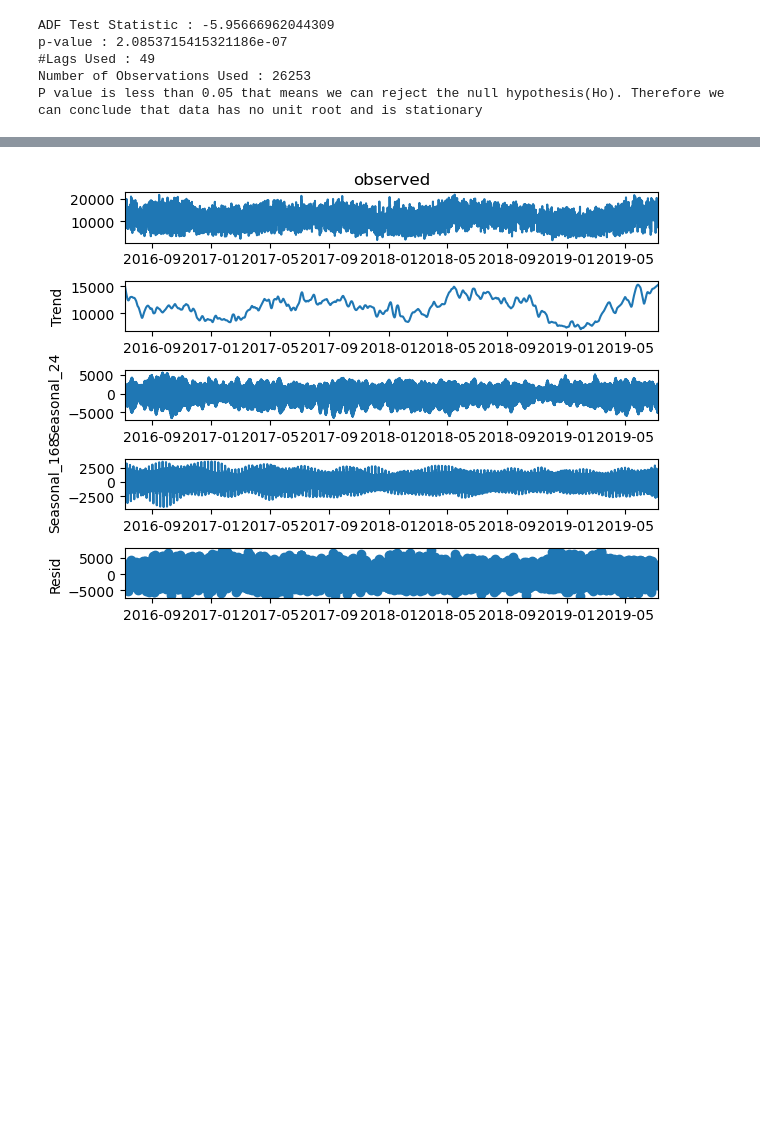
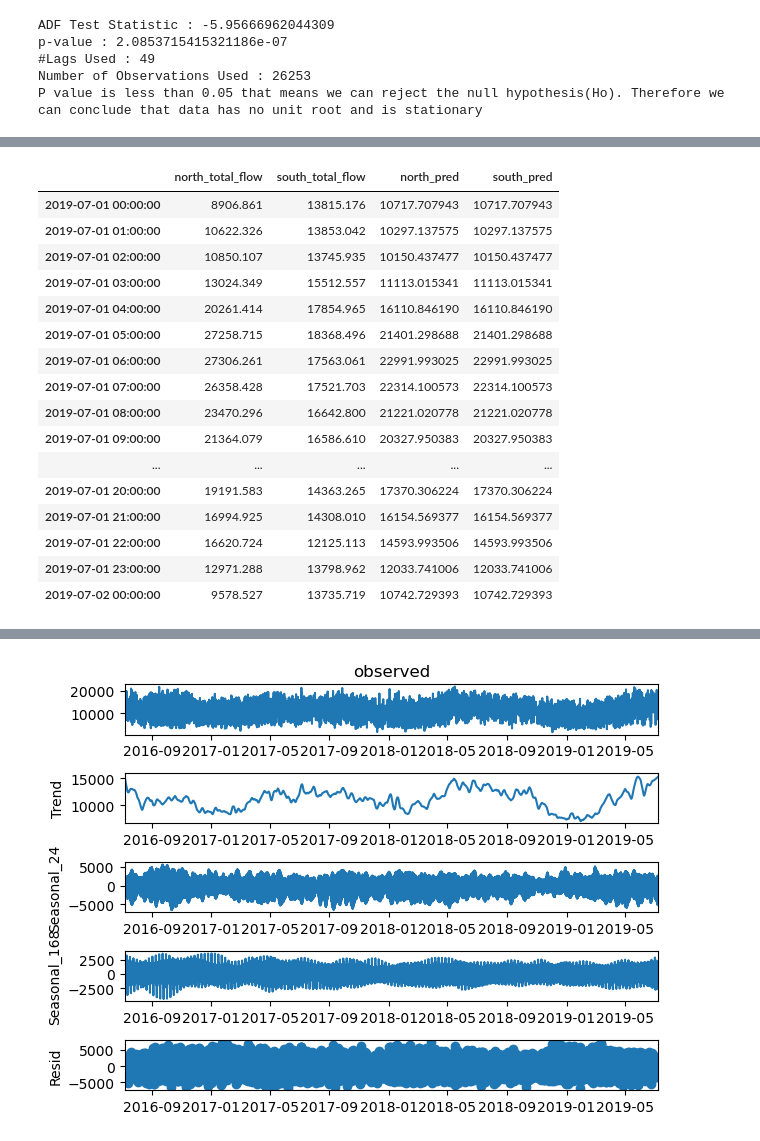
Before and after one commit to JacksonCorley/water_well_pump_optimization, a Jupyter notebook: demand.ipynb, the cells around one changed output, grey strips where cells are left out. Cells and saved outputs as stored; diff of their text form; code cells hidden in the pictures; blank space fills up the shorter version.

```diff
--- a/demand.ipynb
+++ b/demand.ipynb
@@ -85,38 +86,3 @@ p-value : 2.0853715415321186e-07
 #Lags Used : 49
 Number of Observations Used : 26253
 P value is less than 0.05 that means we can reject the null hypothesis(Ho). Therefore we can conclude that data has no unit root and is stationary
-# %%
-from datetime import timedelta
-from statsmodels.tsa.seasonal import MSTL
-import pandas as pd
-
-def forecast(hist: pd.DataFrame, start:str, end:str):
-    """
-    :param hist: dataframe of Final_Data_hourly.csv
-    :param start: string in format of '2016-01-01 01:00:00'
-    :param end: string in format of '2016-01-02 17:00:00'
-    """
-    start = pd.to_datetime(start)
-    end = pd.to_datetime(end)
-
-    assert (start - timedelta(days=365)) > hist.index[0], f"Start date is not at least 1 year after the first timestamp"
-
-    # slice on all previous data to train on
-    train = hist.loc[:start-timedelta(hours=1)]
-    north = MSTL(train['north_total_flow'], periods=(24, 24*7)).fit()
-    south = MSTL(train['south_total_flow'], periods=(24, 24*7)).fit()
-
-    dt_range = pd.date_range(start, end, freq='1H')
-
-    n = []
-    s = []
-    for x in dt_range:
-        t = x - timedelta(days=365)
-        n.append(north.trend.loc[t] + north.seasonal.loc[t].sum())
-        s.append(south.trend.loc[t] + south.seasonal.loc[t].sum())
-
-    predict = hist.loc[start:end].copy()
-    predict['north_pred'] = n
-    predict['south_pred'] = s
-
-    return predict[['north_total_flow', 'south_total_flow', 'north_pred', 'south_pred']]
@@ -122,0 +185,4 @@ def forecast(hist: pd.DataFrame, start:str, end:str):
+# %%
+m = forecast(final_data)
+# %%
+pred = m.ets(start='2019-07-01 00:00:00', end='2019-07-02 00:00:00')
@@ -122,0 +207,20 @@ def forecast(hist: pd.DataFrame, start:str, end:str):
+# %%
+pred
+# %% [output]
+|  | north_total_flow | south_total_flow | north_pred | south_pred |
+| 2019-07-01 00:00:00 | 8906.861 | 13815.176 | 10717.707943 | 10717.707943 |
+| 2019-07-01 01:00:00 | 10622.326 | 13853.042 | 10297.137575 | 10297.137575 |
+| 2019-07-01 02:00:00 | 10850.107 | 13745.935 | 10150.437477 | 10150.437477 |
+| 2019-07-01 03:00:00 | 13024.349 | 15512.557 | 11113.015341 | 11113.015341 |
+| 2019-07-01 04:00:00 | 20261.414 | 17854.965 | 16110.846190 | 16110.846190 |
+| 2019-07-01 05:00:00 | 27258.715 | 18368.496 | 21401.298688 | 21401.298688 |
+| 2019-07-01 06:00:00 | 27306.261 | 17563.061 | 22991.993025 | 22991.993025 |
+| 2019-07-01 07:00:00 | 26358.428 | 17521.703 | 22314.100573 | 22314.100573 |
+| 2019-07-01 08:00:00 | 23470.296 | 16642.800 | 21221.020778 | 21221.020778 |
+| 2019-07-01 09:00:00 | 21364.079 | 16586.610 | 20327.950383 | 20327.950383 |
+| ... | ... | ... | ... | ... |
+| 2019-07-01 20:00:00 | 19191.583 | 14363.265 | 17370.306224 | 17370.306224 |
+| 2019-07-01 21:00:00 | 16994.925 | 14308.010 | 16154.569377 | 16154.569377 |
+| 2019-07-01 22:00:00 | 16620.724 | 12125.113 | 14593.993506 | 14593.993506 |
+| 2019-07-01 23:00:00 | 12971.288 | 13798.962 | 12033.741006 | 12033.741006 |
+| 2019-07-02 00:00:00 | 9578.527 | 13735.719 | 10742.729393 | 10742.729393 |
```
Also changed, not shown: parts of 18 cells of this notebook, 1 other file.
